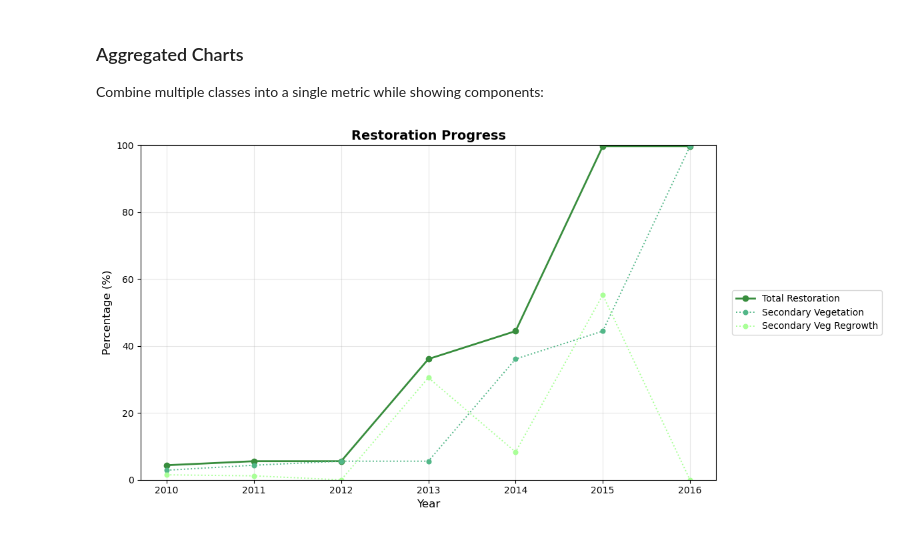
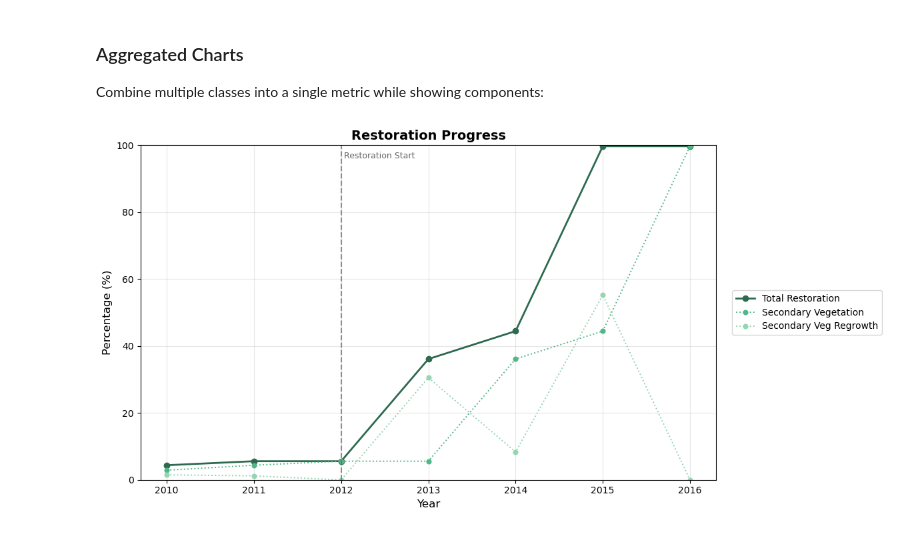
Before and after one commit to aliceheiman/gee-polygons, a Jupyter notebook: nbs/04_charts.ipynb, the cells around one changed output. Saved outputs shown, nothing was run; the diff lists cells and outputs as text; code cells hidden in the pictures.

Commit message:
Add support for vlines in charts

```diff
--- a/nbs/04_charts.ipynb
+++ b/nbs/04_charts.ipynb
@@ -468,6 +468,8 @@ def plot_aggregated(
     colors: Optional[dict[str, str]] = None,
     layer: Optional['CategoricalLayer'] = None,
     show_components: bool = True,
+    vlines: Optional[dict[int, str]] = None,
+    vline_color: str = '#666666',
     figsize: tuple[int, int] = (12, 6),
     linewidth: float = 2,
     marker: str = 'o',
@@ -486,6 +488,9 @@ def plot_aggregated(
         colors: Optional dict mapping class/aggregate names to hex colors
         layer: Optional CategoricalLayer to extract colors from palette
         show_components: If True, show component classes as dashed lines
+        vlines: Optional dict mapping years to labels for vertical reference lines.
+               Example: {2012: 'Restoration Start'}
+        vline_color: Color for vertical lines (default gray)
         figsize: Figure size (width, height)
         linewidth: Width of lines
         marker: Marker style
@@ -541,6 +546,14 @@ def plot_aggregated(
                         linestyle=':'
                     )
 
+    # Add vertical reference lines
+    if vlines:
+        for year, label in vlines.items():
+            ax.axvline(x=year, color=vline_color, linestyle='--', linewidth=1.5, alpha=0.7)
+            # Add label at top of chart
+            ax.text(year, 98, f' {label}', fontsize=9, color=vline_color,
+                   ha='left', va='top', rotation=0)
+
     ax.set_title(title, fontsize=14, fontweight='bold')
     ax.set_xlabel('Year', fontsize=12)
     ax.set_ylabel('Percentage (%)', fontsize=12)
@@ -728,23 +764,30 @@ Combine multiple classes into a single metric while showing components:
 # %%
 # Define aggregates: which classes combine into which totals
 aggregates = {
     'Total Restoration': ['Secondary Vegetation', 'Secondary Veg Regrowth']
 }
 
 # Custom colors: green shades for the restoration theme
 restoration_colors = {
-    'Total Restoration': "#388d3d",      # dark green for total
+    'Total Restoration': '#2d6a4f',      # dark green for total
     'Secondary Vegetation': '#52b788',   # medium green
-    'Secondary Veg Regrowth': "#a9ff97", # light green
+    'Secondary Veg Regrowth': '#95d5b2', # light green
+}
+
+# Mark important events with vertical lines
+# (site.start_year is 2012 for this site)
+events = {
+    2012: 'Restoration Start'
 }
 
 fig, ax = plot_aggregated(
     df,
     aggregates=aggregates,
     colors=restoration_colors,
+    vlines=events,
     title='Restoration Progress'
 )
 plt.show()
 # %% [output]
-[figure, old version]
+[figure, new version]
 # %%
```
Also changed, not shown: parts of 2 cells of this notebook, 8 other files.
